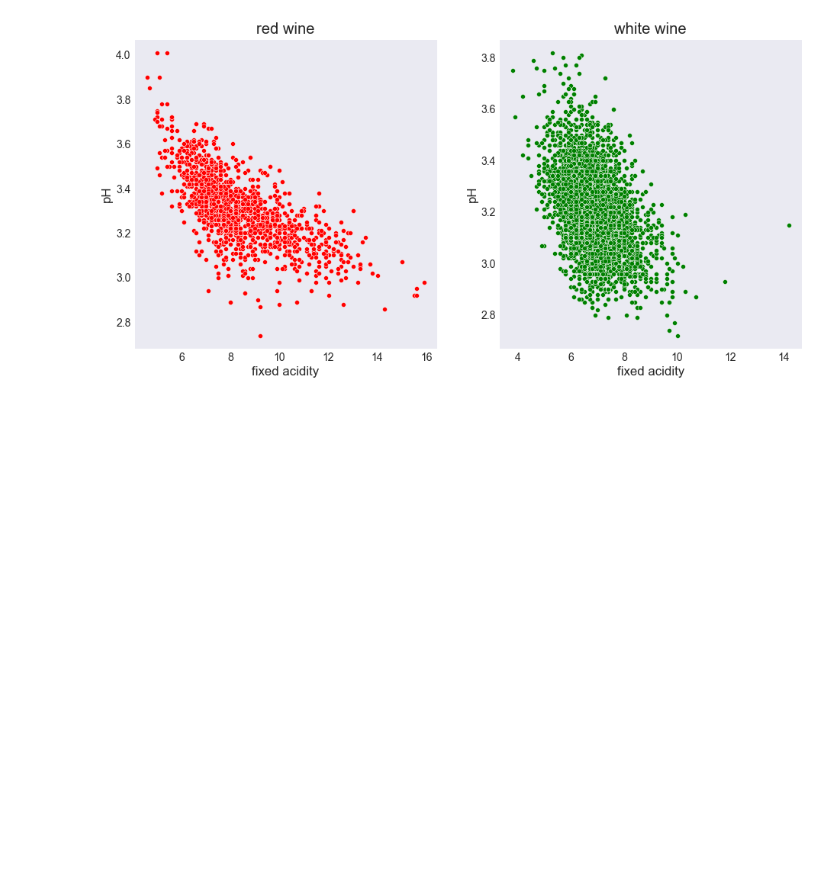
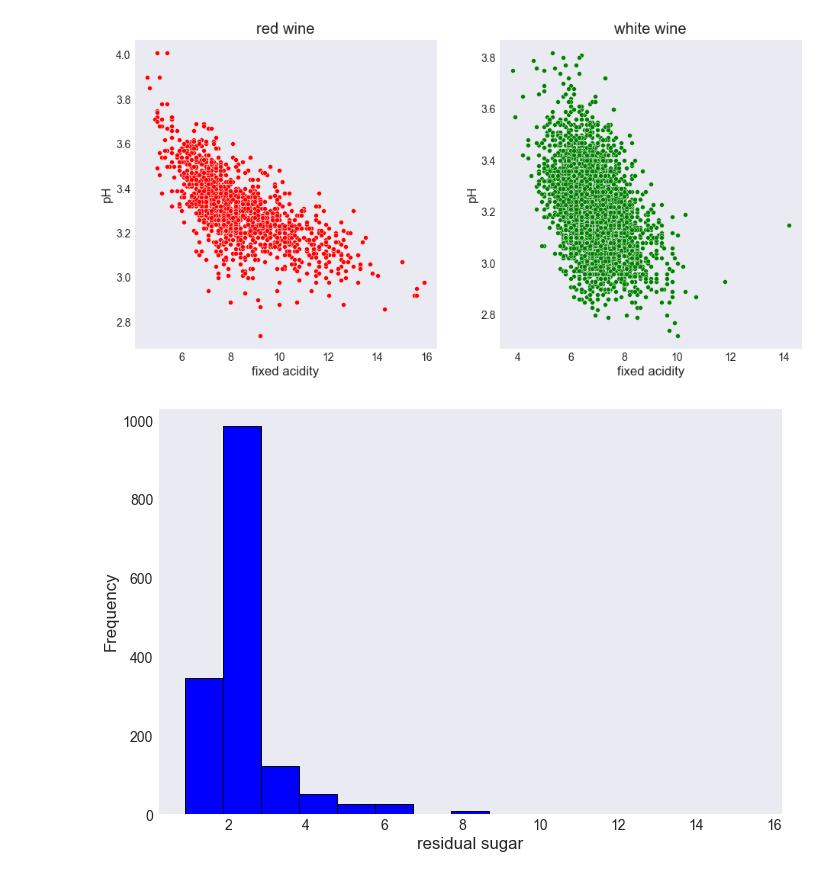
Before and after one commit to tanchaud/Wine_Data_Analysis, a Jupyter notebook: wine_data_EDA.ipynb, the cells around one changed output. Saved outputs shown, nothing was run; the diff lists cells and outputs as text; code cells hidden in the pictures; blank space fills up the shorter version.

```diff
--- a/wine_data_EDA.ipynb
+++ b/wine_data_EDA.ipynb
@@ -234,0 +241,18 @@ plt.show()
+# %%
+
+# Univariate Analysis #
+
+features = red_wine.select_dtypes(include=['float64']).columns
+
+for feature in features:
+
+        feature = 'residual sugar'
+        fig = plt.figure()
+        fig.set_size_inches(10,7)
+        red_wine[feature].plot.hist(bins=15, color='blue', edgecolor='black', linewidth=1.0)
+        plt.xlabel(feature)
+
+        plt.show()
+        break
+# %% [output]
+[figure, added]
```
Also changed, not shown: parts of 4 cells of this notebook, 1 other file.
